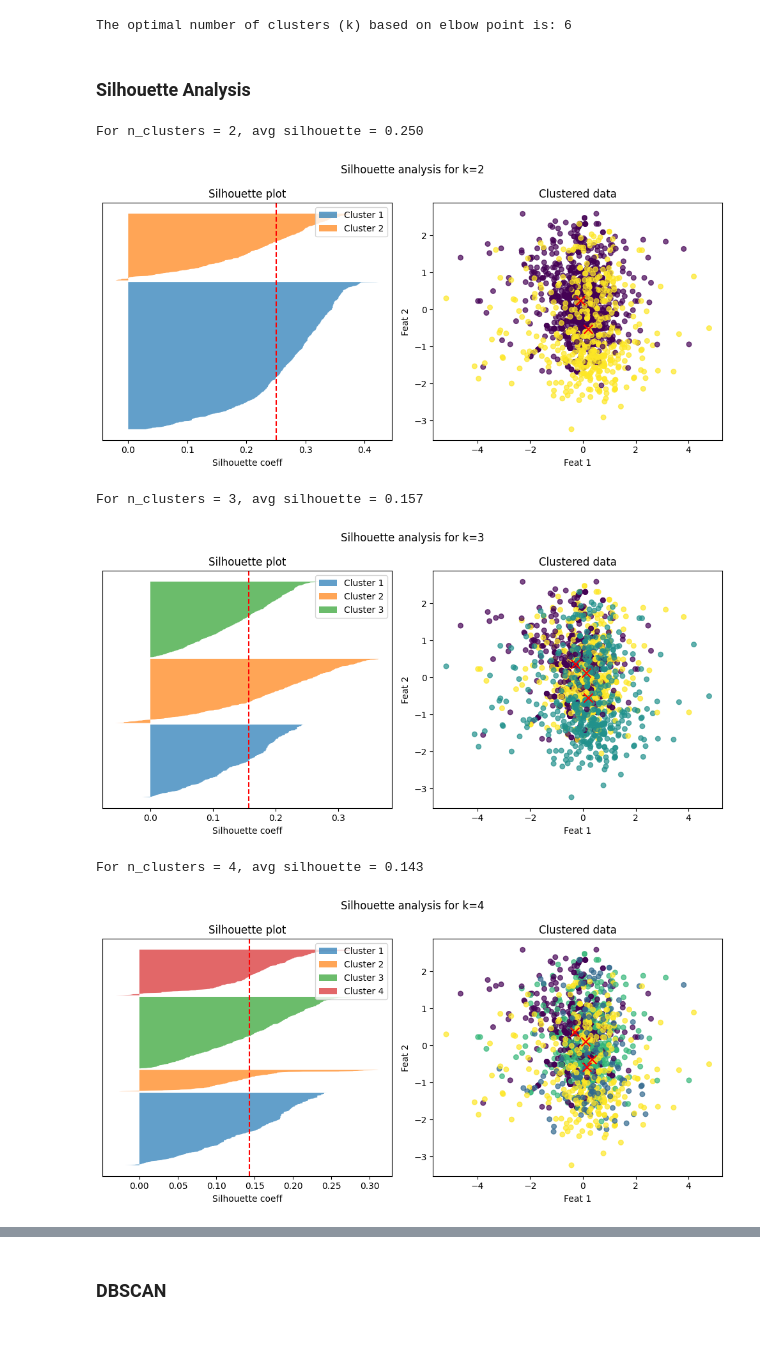
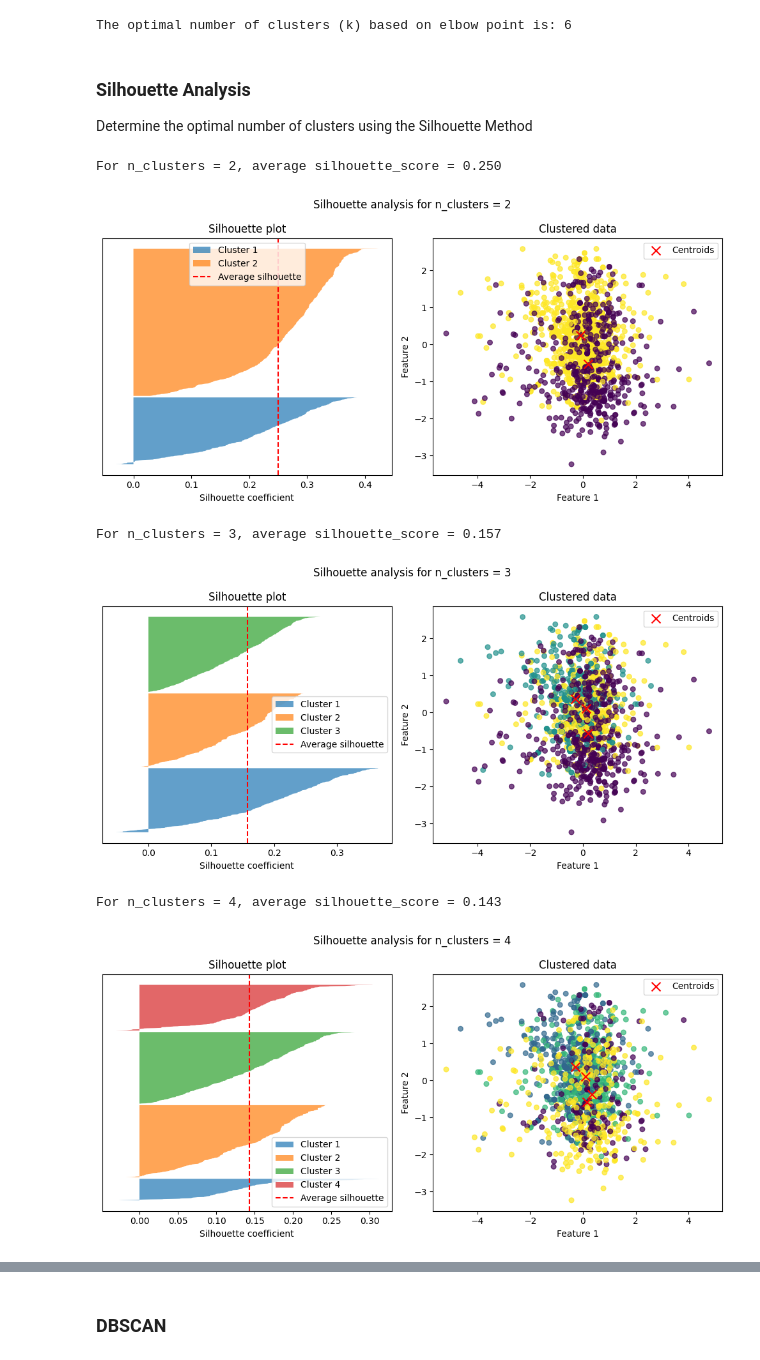
Before and after one commit to Whomstt/CS4168-Project, a Jupyter notebook: CS4168_Project.ipynb, the cells around one changed output, grey strips where cells are left out. Saved outputs shown, nothing was run; the diff lists cells and outputs as text; code cells hidden in the pictures.

```diff
--- a/CS4168_Project.ipynb
+++ b/CS4168_Project.ipynb
@@ -605,52 +619,57 @@ print(f"The optimal number of clusters (k) based on elbow point is: {knee}")
 # %% [output]
 [figure]
 The optimal number of clusters (k) based on elbow point is: 6
-# %% [markdown]
-### Silhouette Analysis
+# %% [markdown]
+### Silhouette Analysis
+Determine the optimal number of clusters using the Silhouette Method
 # %%
+# Preprocess the original df
 X_proc = preprocessor_clust.fit_transform(df)
+
+# Min samples should be number of features + 1
 min_samples = X_proc.shape[1] + 1
-# ─── Cell 1: Silhouette analysis (K-Means) ─────────────────────────────────────
-from sklearn.metrics import silhouette_score, silhouette_samples
 
+# Do Silhouette analysis for different values of k
 for n_clusters in range(2, 5):
     fig, (ax1, ax2) = plt.subplots(1, 2, figsize=(10, 5))
+    # KMeans
+    clusterer = cluster.KMeans(n_clusters=n_clusters, random_state=10)
+    cluster_labels = clusterer.fit_predict(X_proc)
+    silhouette_avg = metrics.silhouette_score(X_proc, cluster_labels)
+    print(f"For n_clusters = {n_clusters}, average silhouette_score = {silhouette_avg:.3f}")
 
-    kmeans     = KMeans(n_clusters=n_clusters, random_state=42)
-    labels_km  = kmeans.fit_predict(X_proc)
-    sil_avg    = silhouette_score(X_proc, labels_km)
-    print(f"For n_clusters = {n_clusters}, avg silhouette = {sil_avg:.3f}")
+    # Silhouette samples
+    sample_silhouette_values = metrics.silhouette_samples(X_proc, cluster_labels)
 
-    sample_vals = silhouette_samples(X_proc, labels_km)
+    # Silhouette plot
     y_lower = 10
     for i in range(n_clusters):
-        vals_i = np.sort(sample_vals[labels_km == i])
-        size_i = vals_i.shape[0]
+        ith_vals = sample_silhouette_values[cluster_labels == i]
+        ith_vals.sort()
+        size_i = ith_vals.shape[0]
         y_upper = y_lower + size_i
         ax1.fill_betweenx(
             np.arange(y_lower, y_upper),
-            0, vals_i, alpha=0.7, label=f"Cluster {i+1}"
+            0, ith_vals, alpha=0.7, label=f"Cluster {i+1}"
         )
         y_lower = y_upper + 10
 
-    ax1.axvline(x=sil_avg, color="red", linestyle="--")
-    ax1.set(title="Silhouette plot", xlabel="Silhouette coeff", yticks=[])
-    ax1.legend()
+    ax1.axvline(x=silhouette_avg, color="red", linestyle="--", label="Average silhouette")
+    ax1.set_title("Silhouette plot"); ax1.set_xlabel("Silhouette coefficient"); ax1.set_yticks([]); ax1.legend(loc="best")
 
-    ax2.scatter(X_proc[:,0], X_proc[:,1], c=labels_km,
-                s=30, alpha=0.7, cmap="viridis")
-    ax2.scatter(kmeans.cluster_centers_[:,0],
-                kmeans.cluster_centers_[:,1],
-                c="red", s=100, marker="x")
-    ax2.set(title="Clustered data", xlabel="Feat 1", ylabel="Feat 2")
+    # Cluster scatterplot
+    scatter = ax2.scatter(X_proc[:, 0], X_proc[:, 1], c=cluster_labels, s=30, alpha=0.7, cmap="viridis")
+    centers = clusterer.cluster_centers_
+    ax2.scatter(centers[:, 0], centers[:, 1], c="red", s=100, marker="x", label="Centroids")
+    ax2.set_title("Clustered data"); ax2.set_xlabel("Feature 1"); ax2.set_ylabel("Feature 2"); ax2.legend(loc="best")
 
-    plt.suptitle(f"Silhouette analysis for k={n_clusters}")
+    plt.suptitle(f"Silhouette analysis for n_clusters = {n_clusters}")
     plt.tight_layout()
     plt.show()
 # %% [output]
-For n_clusters = 2, avg silhouette = 0.250
+For n_clusters = 2, average silhouette_score = 0.250
-[figure, old version]
+[figure, new version]
-For n_clusters = 3, avg silhouette = 0.157
+For n_clusters = 3, average silhouette_score = 0.157
-[figure, old version]
+[figure, new version]
-For n_clusters = 4, avg silhouette = 0.143
+For n_clusters = 4, average silhouette_score = 0.143
-[figure, old version]
+[figure, new version]
```
Also changed, not shown: parts of 24 cells of this notebook.
